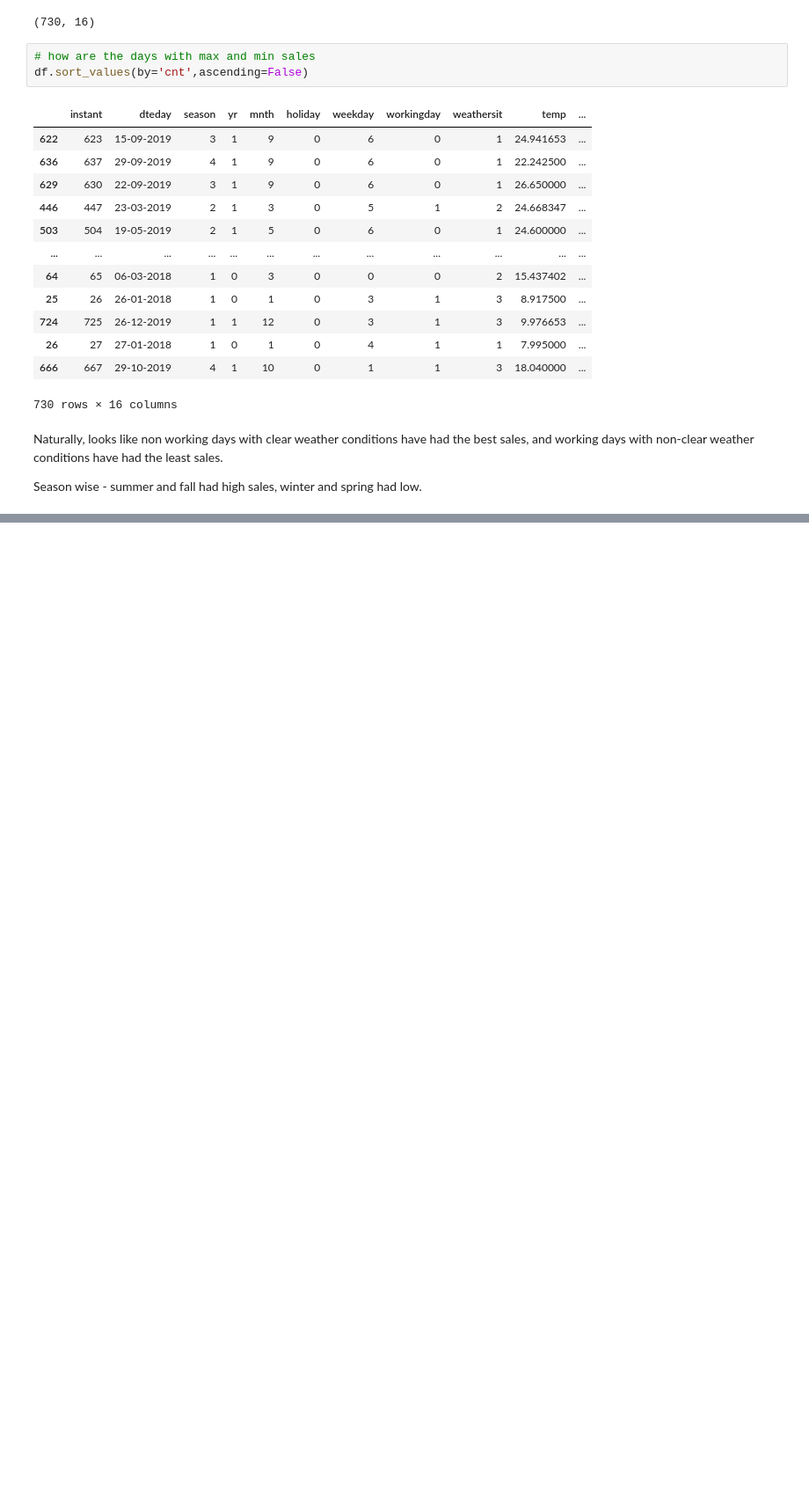
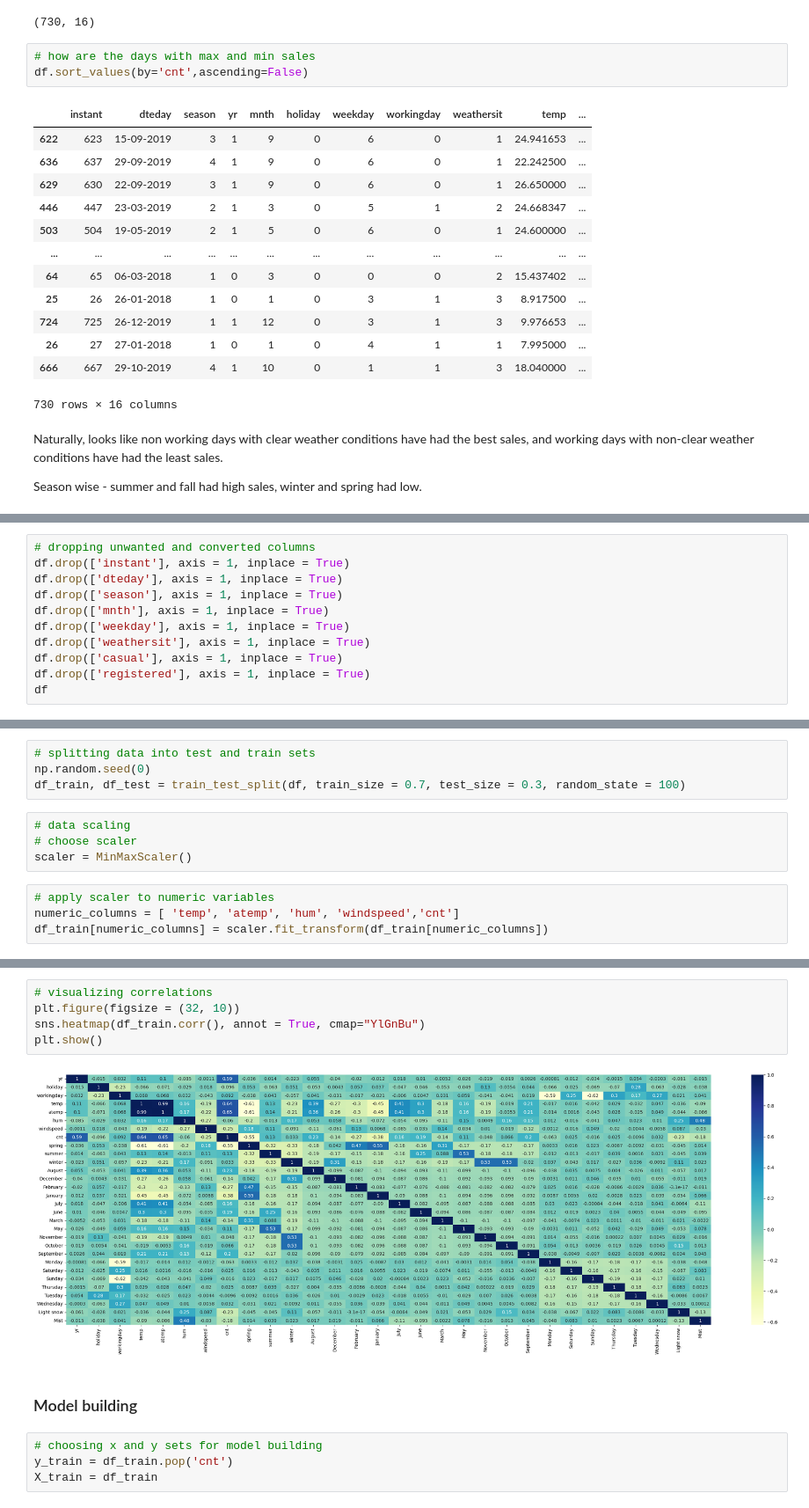
Before and after one commit to udaykirankavaturu/bike-sharing-multiple-linear-regression, a Jupyter notebook: model.ipynb, the cells around one changed output, grey strips where cells are left out. Shown at 88% size. Cells and saved outputs as stored; diff of their text form; blank space fills up the shorter version.

Commit message:
up to first model building

```diff
--- a/model.ipynb
+++ b/model.ipynb
@@ -67,0 +405,11 @@ Season wise - summer and fall had high sales, winter and spring had low.
+# %%
+# dropping unwanted and converted columns
+df.drop(['instant'], axis = 1, inplace = True)
+df.drop(['dteday'], axis = 1, inplace = True)
+df.drop(['season'], axis = 1, inplace = True)
+df.drop(['mnth'], axis = 1, inplace = True)
+df.drop(['weekday'], axis = 1, inplace = True)
+df.drop(['weathersit'], axis = 1, inplace = True)
+df.drop(['casual'], axis = 1, inplace = True)
+df.drop(['registered'], axis = 1, inplace = True)
+df
@@ -67,0 +432,12 @@ Season wise - summer and fall had high sales, winter and spring had low.
+# %%
+# splitting data into test and train sets
+np.random.seed(0)
+df_train, df_test = train_test_split(df, train_size = 0.7, test_size = 0.3, random_state = 100)
+# %%
+# data scaling
+# choose scaler
+scaler = MinMaxScaler()
+# %%
+# apply scaler to numeric variables
+numeric_columns = [ 'temp', 'atemp', 'hum', 'windspeed','cnt']
+df_train[numeric_columns] = scaler.fit_transform(df_train[numeric_columns])
@@ -67,0 +468,13 @@ Season wise - summer and fall had high sales, winter and spring had low.
+# %%
+# visualizing correlations
+plt.figure(figsize = (32, 10))
+sns.heatmap(df_train.corr(), annot = True, cmap="YlGnBu")
+plt.show()
+# %% [output]
+[figure, added]
+# %% [markdown]
+### Model building
+# %%
+# choosing x and y sets for model building
+y_train = df_train.pop('cnt')
+X_train = df_train
```
Also changed, not shown: parts of 69 cells of this notebook.
